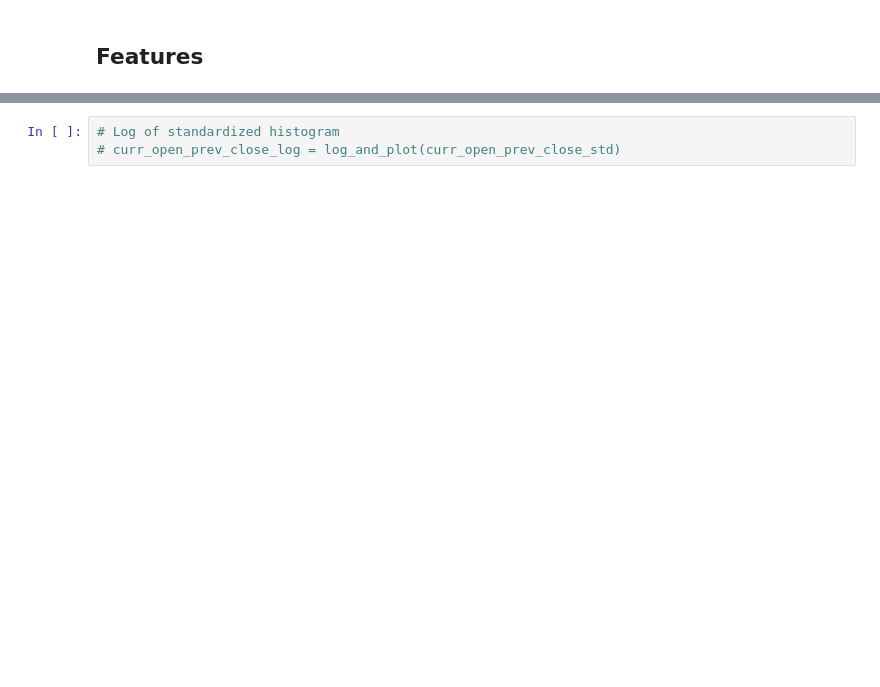
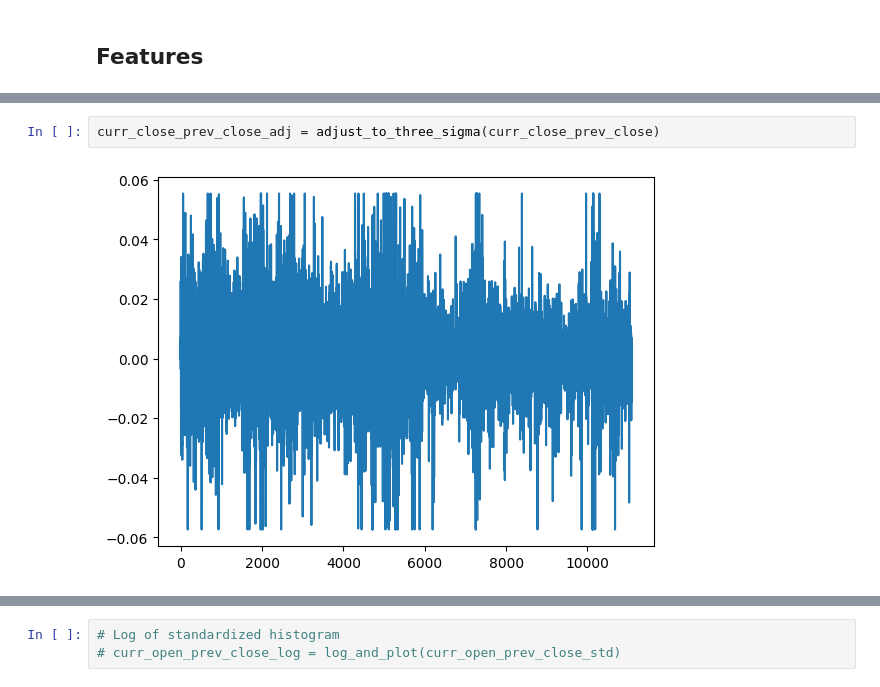
Before and after one commit to Frederik135/NN_Forecasting, a Jupyter notebook: NN_model/preprocessing.ipynb, the cells around one changed output, grey strips where cells are left out. Drawn from its saved outputs; the diff is of its cells as text; blank space fills up the shorter version.

```diff
--- a/NN_model/preprocessing.ipynb
+++ b/NN_model/preprocessing.ipynb
@@ -178,0 +192,4 @@ def plot_cyclical_encoding(column_name):
+# %%
+curr_close_prev_close_adj = adjust_to_three_sigma(curr_close_prev_close)
+# %% [output]
+[figure, added]
```
Also changed, not shown: parts of 62 cells of this notebook, 2 other files.
